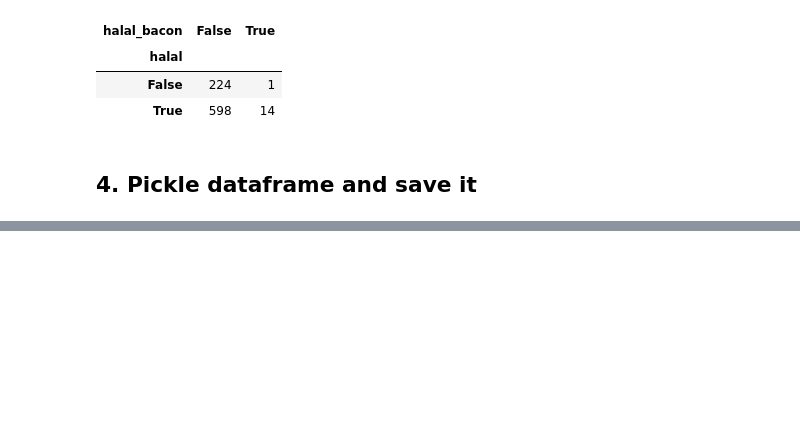
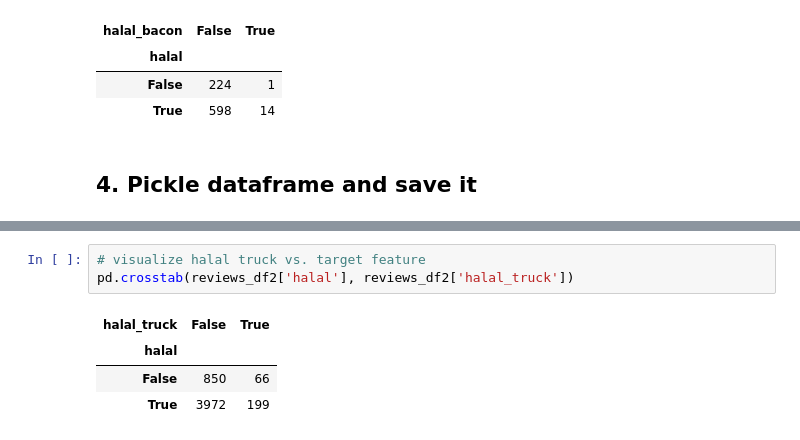
Before and after one commit to WAzaizeh/Halal_o_Meter, a Jupyter notebook: src/features/feature_engineering/Feature_Engineering_2.ipynb, the cells around one changed output, grey strips where cells are left out. Drawn from its saved outputs; the diff is of its cells as text; blank space fills up the shorter version.

```diff
--- a/src/features/feature_engineering/Feature_Engineering_2.ipynb
+++ b/src/features/feature_engineering/Feature_Engineering_2.ipynb
@@ -420,0 +560,8 @@ to_pickle_df.to_pickle(file_name)
+# %%
+# visualize halal truck vs. target feature
+pd.crosstab(reviews_df2['halal'], reviews_df2['halal_truck'])
+# %% [output]
+| halal_truck | False | True |
+| halal |  |  |
+| False | 850 | 66 |
+| True | 3972 | 199 |
```
Also changed, not shown: parts of 16 cells of this notebook, 5 other files.
